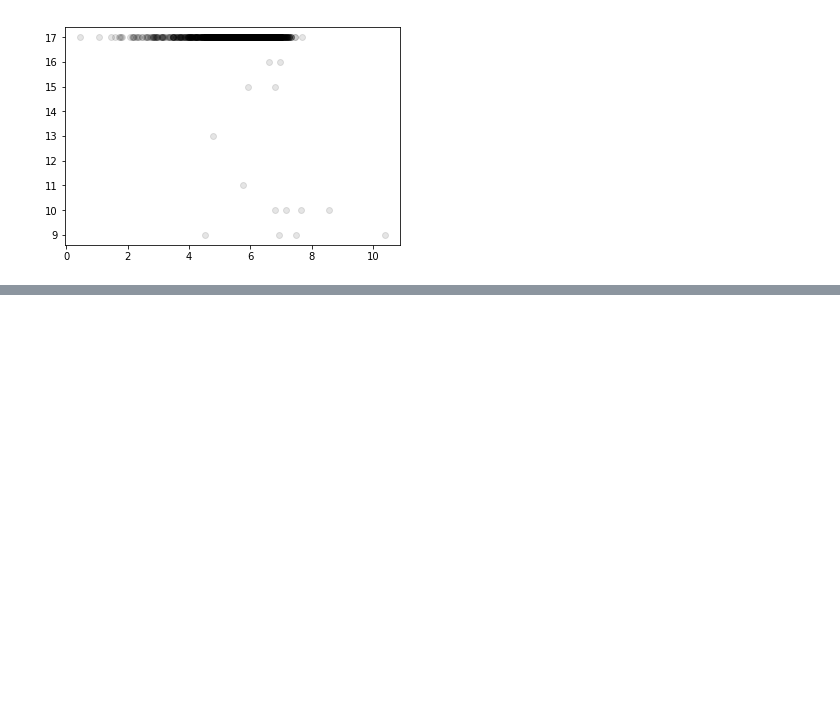
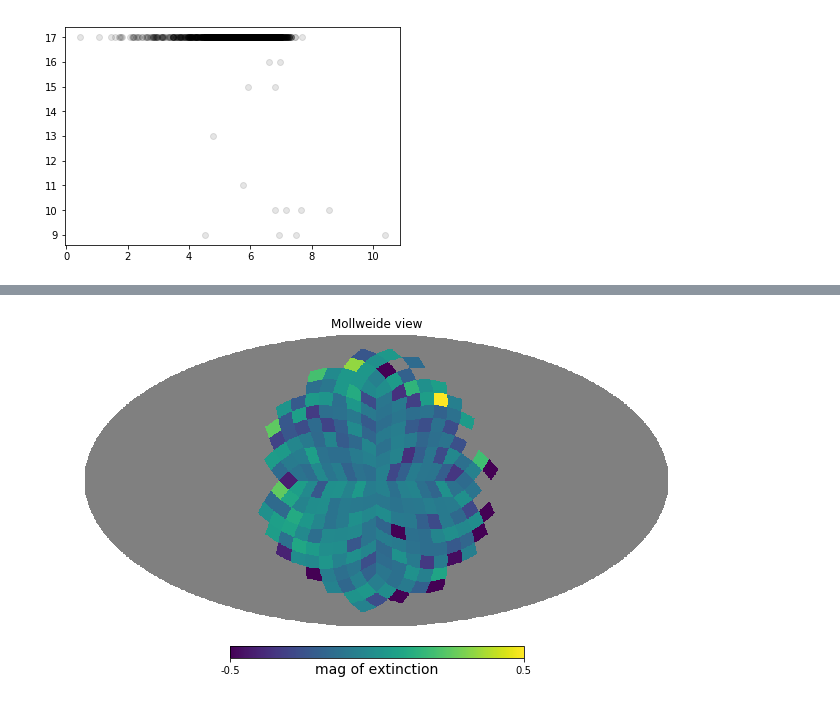
Before and after one commit to lsst/all_sky_phot, a Jupyter notebook: data/az_camera/L3_phot_analysis.ipynb, the cells around one changed output, grey strips where cells are left out. Cells and saved outputs as stored; diff of their text form; code cells hidden in the pictures; blank space fills up the shorter version.

```diff
--- a/data/az_camera/L3_phot_analysis.ipynb
+++ b/data/az_camera/L3_phot_analysis.ipynb
@@ -97,0 +138,4 @@ array([ 2.99394162,  3.05123394,  3.08295629,  3.122527  ,  3.2382477 ,
+# %%
+hp.mollview(trans_maps[4], rot=(0,90), min=-0.5, max=0.5, unit='mag of extinction')
+# %% [output]
+[figure, added]
```
Also changed, not shown: parts of 16 cells of this notebook.
